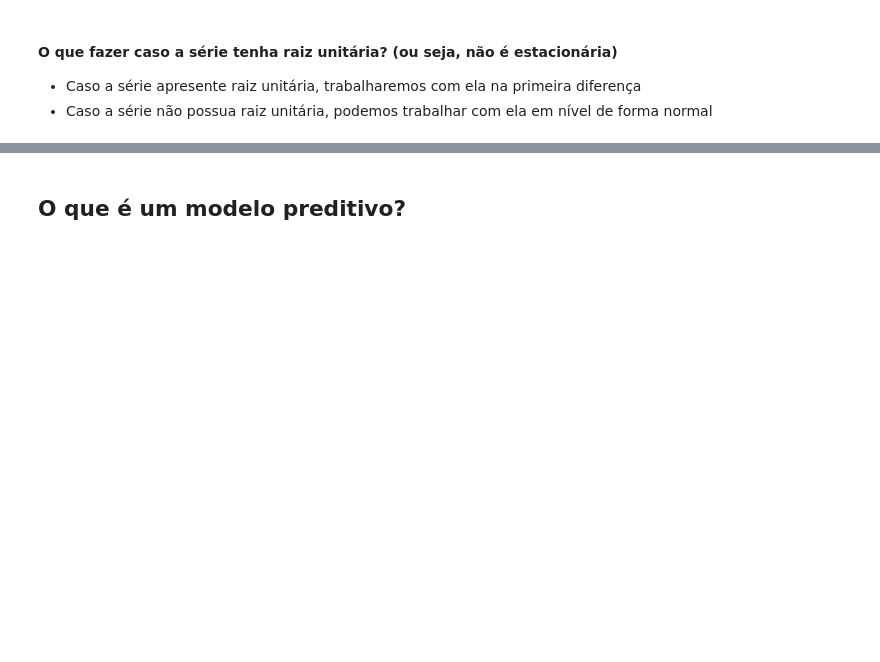
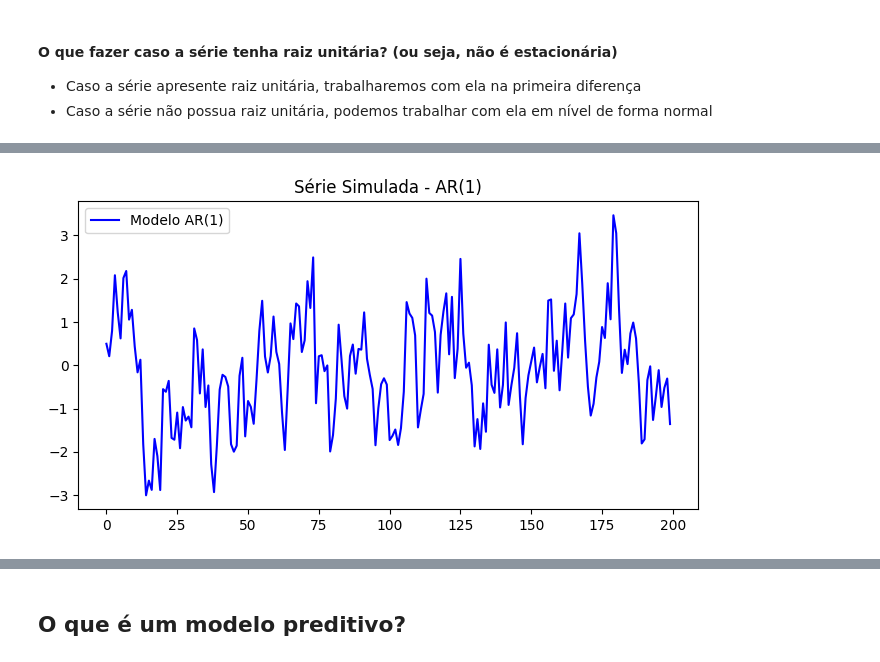
Before and after one commit to juliacvieira/case_macro, a Jupyter notebook: case_macro.ipynb, the cells around one changed output, grey strips where cells are left out. Drawn from its saved outputs; the diff is of its cells as text; code cells hidden in the pictures; blank space fills up the shorter version.

Commit message:
update univariated models for time series

```diff
--- a/case_macro.ipynb
+++ b/case_macro.ipynb
@@ -600,0 +579,25 @@ O modelo $ARMA$, como o próprio nome já indica, combina a modelagem tanto do $
+# %%
+import numpy as np
+import matplotlib.pyplot as plt
+from statsmodels.tsa.arima_process import ArmaProcess
+
+# Definir semente para reprodutibilidade
+np.random.seed(42)
+n = 200  # Número de observações
+
+# Parâmetros AR(1) (Autorregressivo)
+ar_params = np.array([1, -0.7])  # Coeficiente AR(1) = 0.7
+ma_params = np.array([1])  # Sem componente MA
+
+# Criar processo AR(1)
+ar_process = ArmaProcess(ar_params, ma_params)
+ar_series = ar_process.generate_sample(nsample=n)
+
+# Plotar a série gerada
+plt.figure(figsize=(8, 4))
+plt.plot(ar_series, label="Modelo AR(1)", color="blue")
+plt.title("Série Simulada - AR(1)")
+plt.legend()
+plt.show()
+# %% [output]
+[figure, added]
```
Also changed, not shown: parts of 5 cells of this notebook.
